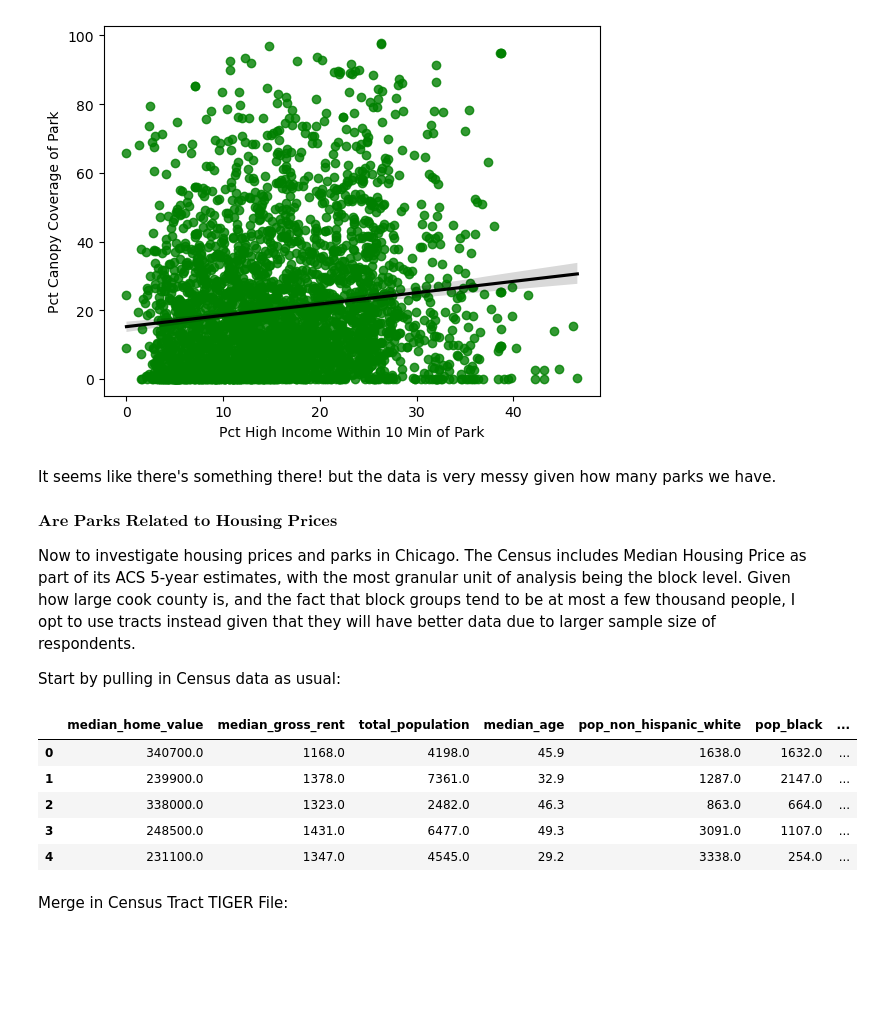
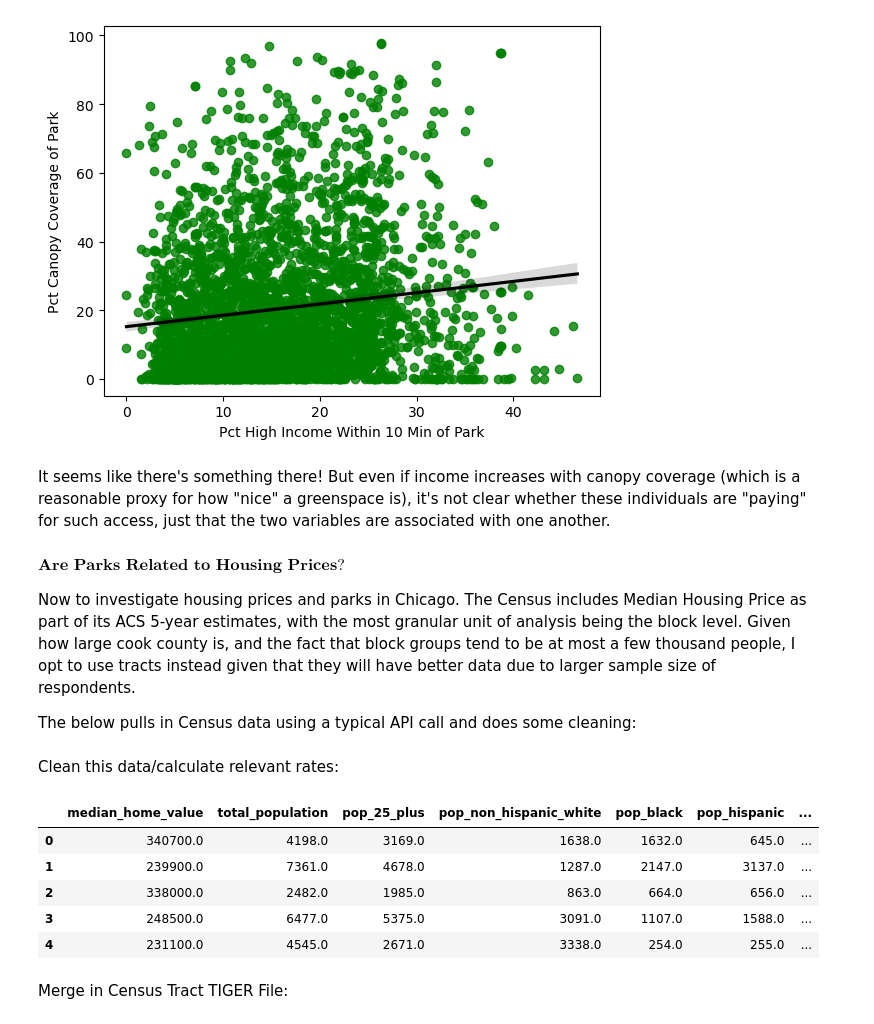
Before and after one commit to adohertymunro/DS-31095-Final-Project, a Jupyter notebook: Final Project.ipynb, the cells around one changed output. Saved outputs shown, nothing was run; the diff lists cells and outputs as text; code cells hidden in the pictures; blank space fills up the shorter version.

```diff
--- a/Final Project.ipynb
+++ b/Final Project.ipynb
@@ -226,13 +212,13 @@ plt.show()
 # %% [output]
 [figure]
 # %% [markdown]
-It seems like there's something there! but the data is very messy given how many parks we have.
+It seems like there's something there! But even if income increases with canopy coverage (which is a reasonable proxy for how "nice" a greenspace is), it's not clear whether these individuals are "paying" for such access, just that the two variables are associated with one another.
 # %% [markdown]
-$\textbf{Are Parks Related to Housing Prices}$
+$\textbf{Are Parks Related to Housing Prices?}$
 
 Now to investigate housing prices and parks in Chicago. The Census includes Median Housing Price as part of its ACS 5-year estimates, with the most granular unit of analysis being the block level. Given how large cook county is, and the fact that block groups tend to be at most a few thousand people, I opt to use tracts instead given that they will have better data due to larger sample size of respondents.
 
-Start by pulling in Census data as usual:
+The below pulls in Census data using a typical API call and does some cleaning:
 # %%
 year = 2024
 
@@ -267,30 +268,72 @@ except Exception as e:
     print(f"Request failed: {e}")
 
 census_data = pd.DataFrame(data)
+# %% [markdown]
+Clean this data/calculate relevant rates:
 # %%
 for column in ['state', 'county', 'tract']:
     census_data[column] = census_data[column].astype(str)
 
 census_data['GEOID'] = census_data['state'] + census_data['county'] + census_data['tract']
 
 census_data = census_data.rename(columns=VARIABLES)
-census_data = census_data.drop('name', axis=1)
 
-races = ['non_hispanic_white', 'black', 'asian', 'hispanic']
+#calculate percent with at least a Bachelors
+educ_cols = ['bachelors', 'masters', 'professional', 'doctorate']
+
+census_data['bach_plus'] = census_data[educ_cols].sum(axis=1)
+census_data['perc_bach'] = census_data['bach_plus'] / census_data['pop_25_plus']
+
+#calculate percent of each race
+races = ['non_hispanic_white', 'black', 'hispanic']
 
 for race in races:
     key = 'pop_' + race
     col = 'pct_' + race
 
     census_data[col] = census_data[key] / census_data['total_population']
 
+#approximate "rooms per unit" (proxy of housing size) by a weighted average. need total rooms / total occupied units
+
+census_data['estimated_total_rooms'] = (
+    1 * census_data['rooms_1'] +
+    2 * census_data['rooms_2'] +
+    3 * census_data['rooms_3'] +
+    4 * census_data['rooms_4'] +
+    5 * census_data['rooms_5'] +
+    6 * census_data['rooms_6'] +
+    7 * census_data['rooms_7'] +
+    8 * census_data['rooms_8'] +
+    #conservatively say "9+" rooms indicates 9 rooms
+    9 * census_data['rooms_9plus']
+)
+
+census_data['rooms_per_unit'] = census_data['estimated_total_rooms'] /census_data['occupied_units']
+
+#finally, calculate occupancy rate
+census_data['occupancy_rate'] = census_data['occupied_units'] / census_data['total_housing_units']
+
+#drop extra columns
+cols_to_drop = [
+    'name', 'state', 'estimated_total_rooms',
+    'county', 'tract', 'bachelors',
+    'masters', 'professional', 'doctorate',
+    'bach_plus', 'occupied_units', 'total_housing_units',
+    'rooms_1', 'rooms_2', 'rooms_3',
+    'rooms_4', 'rooms_5', 'rooms_6',
+    'rooms_7', 'rooms_8', 'rooms_9plus',
+
+    ]
+
+census_data = census_data.drop(cols_to_drop, axis=1)
+
 census_data.head()
 # %% [output]
-|  | median_home_value | median_gross_rent | total_population | median_age | pop_non_hispanic_white | pop_black | ... |
-| 0 | 340700.0 | 1168.0 | 4198.0 | 45.9 | 1638.0 | 1632.0 | ... |
-| 1 | 239900.0 | 1378.0 | 7361.0 | 32.9 | 1287.0 | 2147.0 | ... |
-| 2 | 338000.0 | 1323.0 | 2482.0 | 46.3 | 863.0 | 664.0 | ... |
-| 3 | 248500.0 | 1431.0 | 6477.0 | 49.3 | 3091.0 | 1107.0 | ... |
-| 4 | 231100.0 | 1347.0 | 4545.0 | 29.2 | 3338.0 | 254.0 | ... |
+|  | median_home_value | total_population | pop_25_plus | pop_non_hispanic_white | pop_black | pop_hispanic | ... |
+| 0 | 340700.0 | 4198.0 | 3169.0 | 1638.0 | 1632.0 | 645.0 | ... |
+| 1 | 239900.0 | 7361.0 | 4678.0 | 1287.0 | 2147.0 | 3137.0 | ... |
+| 2 | 338000.0 | 2482.0 | 1985.0 | 863.0 | 664.0 | 656.0 | ... |
+| 3 | 248500.0 | 6477.0 | 5375.0 | 3091.0 | 1107.0 | 1588.0 | ... |
+| 4 | 231100.0 | 4545.0 | 2671.0 | 3338.0 | 254.0 | 255.0 | ... |
 # %% [markdown]
 Merge in Census Tract TIGER File:
```
Also changed, not shown: parts of 42 cells of this notebook.
